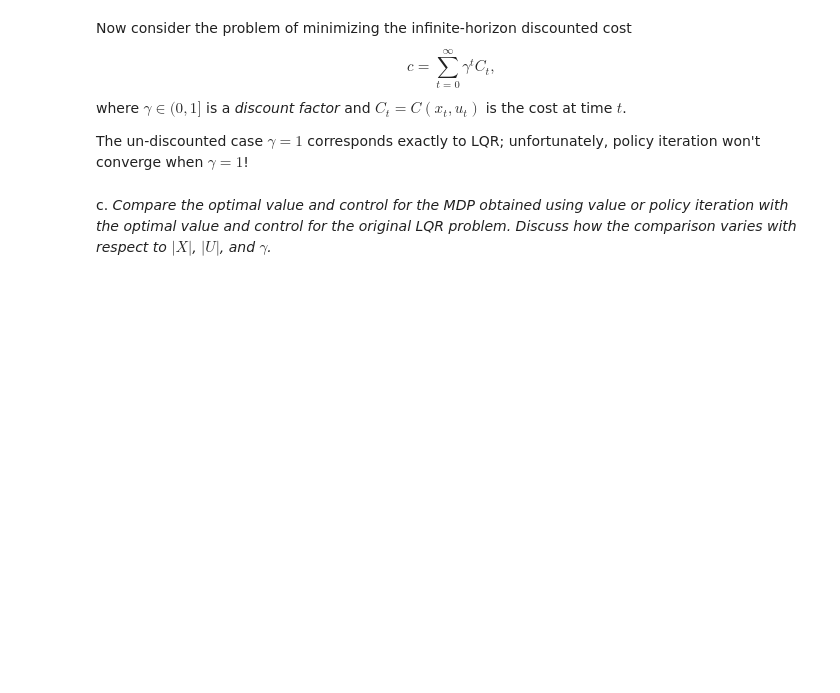
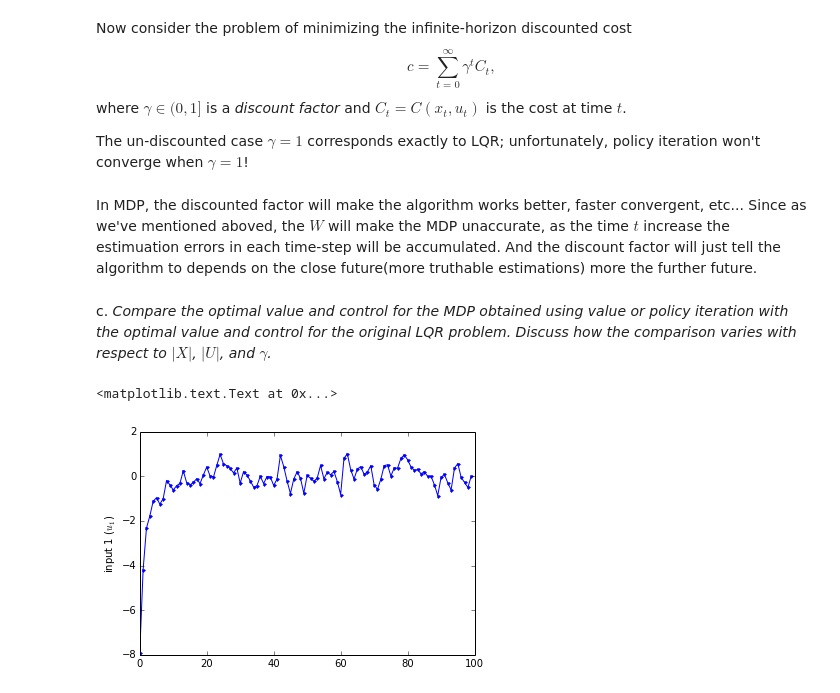
Before and after one commit to bolingy/Opt_ML_Ctrl, a Jupyter notebook: hw2.ipynb, the cells around one changed output. Cells and saved outputs as stored; diff of their text form; code cells hidden in the pictures; blank space fills up the shorter version.

```diff
--- a/hw2.ipynb
+++ b/hw2.ipynb
@@ -343,5 +406,54 @@ $$c = \sum_{t=0}^\infty \gamma^t C_t,$$
 where $\gamma\in(0,1]$ is a *discount factor* and $C_t = C(x_t,u_t)$ is the cost at time $t$.
 
 The un-discounted case $\gamma = 1$ corresponds exactly to LQR; unfortunately, policy iteration won't converge when $\gamma = 1$!
+# %% [markdown]
+In MDP, the discounted factor will make the algorithm works better, faster convergent, etc... Since as we've mentioned aboved, the $W$ will make the MDP unaccurate, as the time $t$ increase the estimuation errors in each time-step will be accumulated. And the discount factor will just tell the algorithm to depends on the close future(more truthable estimations) more the further future.
 # %% [markdown]
 c. *Compare the optimal value and control for the MDP obtained using value or policy iteration with the optimal value and control for the original LQR problem.  Discuss how the comparison varies with respect to $|X|$, $|U|$, and $\gamma$.*
+# %%
+def riccati(A,B,Q,R,P):
+    # optimal control is linear state feedback
+    K_ = np.dot( 1/(np.dot(B.T,np.dot(P,B)) + R), np.dot(B.T,np.dot(P,A)) )
+    # optimal value is quadratic in state
+    P_ = np.dot( (A - np.dot(B,K_)).T, np.dot(P, (A - np.dot(B,K_))) + np.dot(K_.T, np.dot(R, K_)) + Q )
+    return K_,P_
+
+n = 1
+m = 1
+
+def lqr(t,kappa=1,beta=1,q=1,r=1,Delta=1e-1):
+    A = np.array([0.9])
+    B = np.array([1])
+    Q = np.array([1]) # running state cost
+    R = np.array([1]) # running control cost
+
+    K = np.zeros((t,m,n)) # linear state feedback gain matrix
+    P = np.zeros((t+1,n,n)) # cost-to-go
+
+    Pt = np.zeros((n,n)) # final state cost
+    P[t] = Pt
+
+    # loop over times
+    for s in range(t)[::-1]: # loop backward in time
+        K[s],P[s] = riccati(A,B,Q,R,P[s+1])
+
+    return A,B,Q,R,K,P
+
+t = 100
+
+A,B,Q,R,K,P = lqr(t)
+
+u1 = np.zeros((t,m,1))
+x1 = np.zeros((t+1,n,1))
+x1[0] = [[20]]
+v1 = np.zeros((t))
+for s in range(t):
+    u1[s] = np.dot(-K[s],x1[s])
+    x1[s+1] = np.dot(A,x1[s]) + np.dot(B, u1[s]) + np.random.normal(0, 1)
+    v1[s] = 0.5 * np.dot( x1[s].T, np.dot(P[s], x1[s]))
+
+plt.plot(u1[:,0,0],'.-')
+plt.ylabel(r'input 1 ($u_1$)')
+# %% [output]
+<matplotlib.text.Text at 0x...>
+[figure, added]
```
Also changed, not shown: parts of 7 cells of this notebook.
